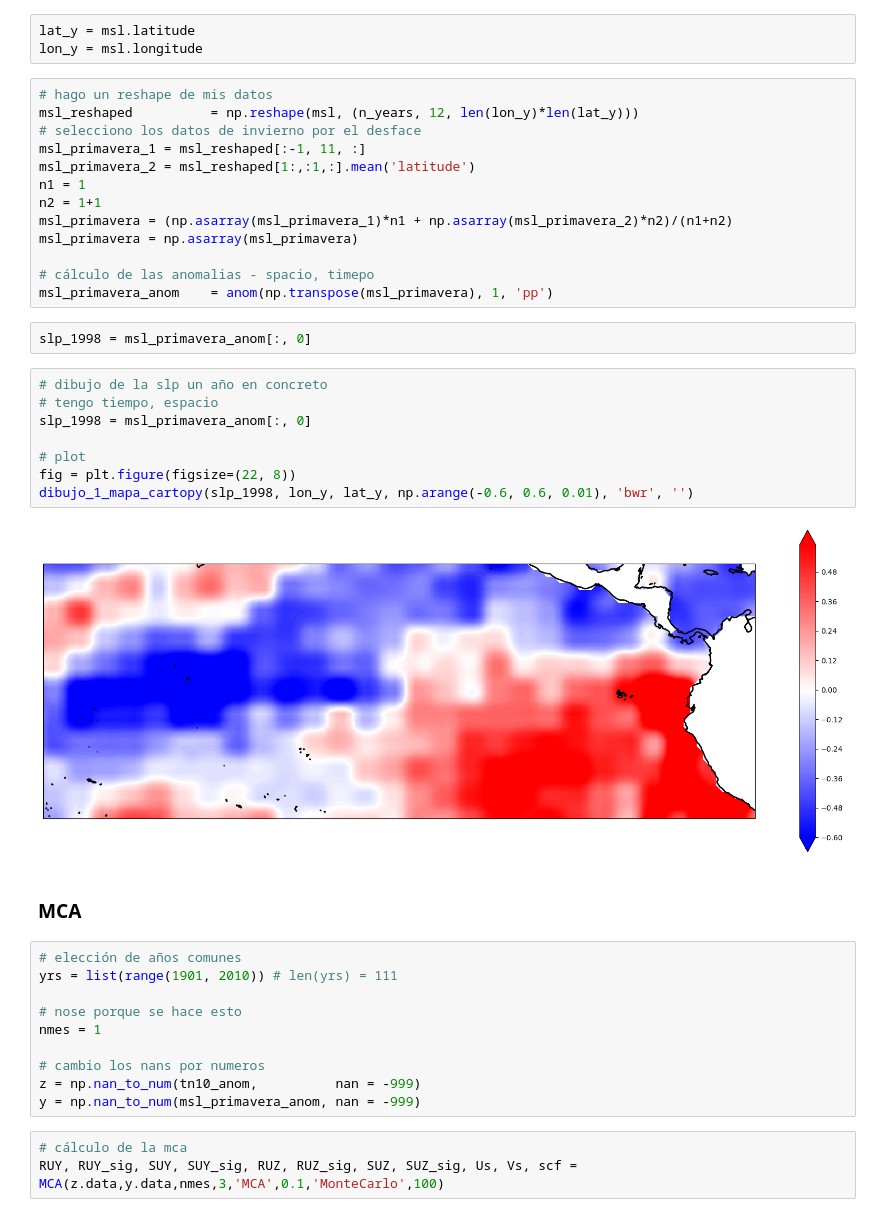
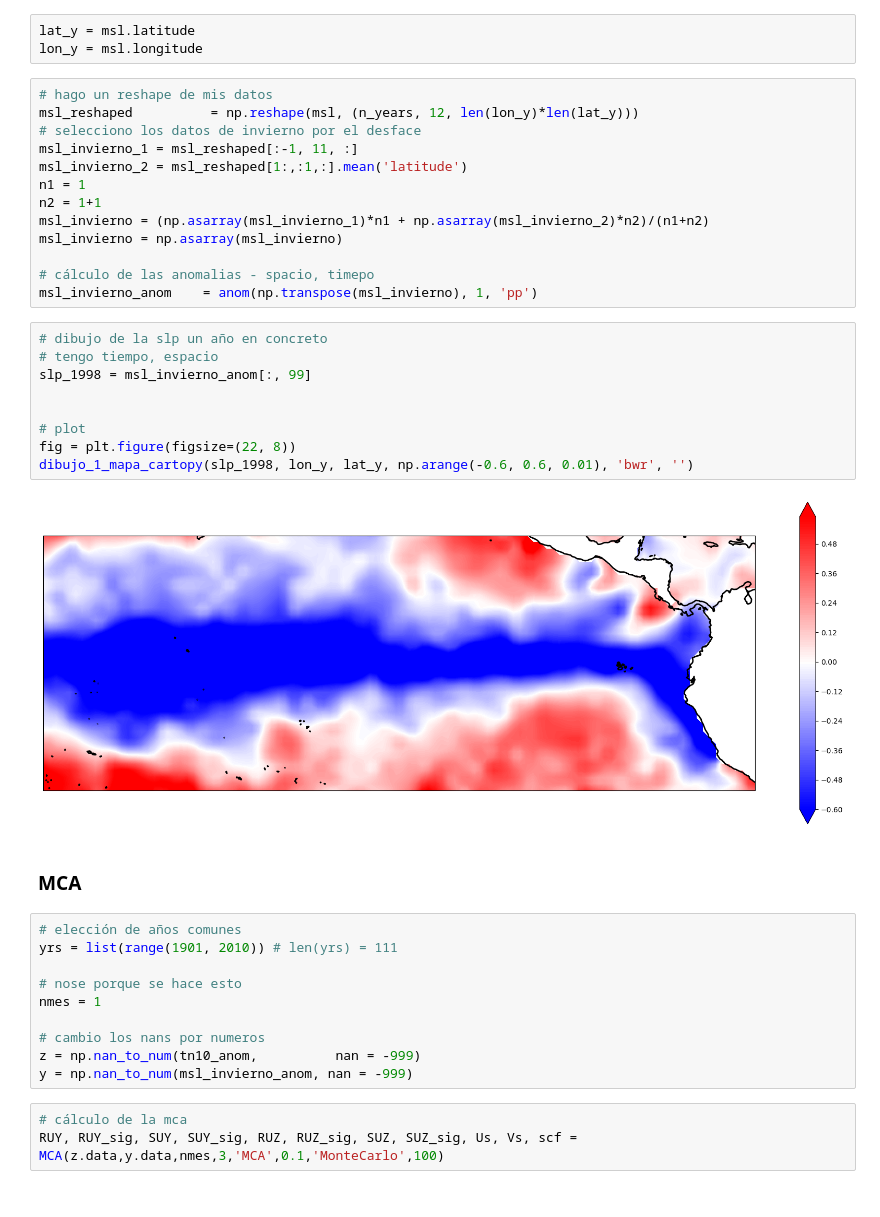
Before and after one commit to nagoremeabe/practica_3, a Jupyter notebook: parte_4_sst.ipynb, the cells around one changed output. Cells and saved outputs as stored; diff of their text form.

```diff
--- a/parte_4_sst.ipynb
+++ b/parte_4_sst.ipynb
@@ -416,27 +458,26 @@ lon_y = msl.longitude
 # hago un reshape de mis datos
 msl_reshaped          = np.reshape(msl, (n_years, 12, len(lon_y)*len(lat_y)))
 # selecciono los datos de invierno por el desface
-msl_primavera_1 = msl_reshaped[:-1, 11, :]
-msl_primavera_2 = msl_reshaped[1:,:1,:].mean('latitude')
+msl_invierno_1 = msl_reshaped[:-1, 11, :]
+msl_invierno_2 = msl_reshaped[1:,:1,:].mean('latitude')
 n1 = 1
 n2 = 1+1
-msl_primavera = (np.asarray(msl_primavera_1)*n1 + np.asarray(msl_primavera_2)*n2)/(n1+n2)
-msl_primavera = np.asarray(msl_primavera)
+msl_invierno = (np.asarray(msl_invierno_1)*n1 + np.asarray(msl_invierno_2)*n2)/(n1+n2)
+msl_invierno = np.asarray(msl_invierno)
 
 # cálculo de las anomalias - spacio, timepo
-msl_primavera_anom    = anom(np.transpose(msl_primavera), 1, 'pp')
+msl_invierno_anom    = anom(np.transpose(msl_invierno), 1, 'pp')
-# %%
-slp_1998 = msl_primavera_anom[:, 0]
 # %%
 # dibujo de la slp un año en concreto
 # tengo tiempo, espacio
-slp_1998 = msl_primavera_anom[:, 0]
+slp_1998 = msl_invierno_anom[:, 99]
+
 
 # plot
 fig = plt.figure(figsize=(22, 8))
 dibujo_1_mapa_cartopy(slp_1998, lon_y, lat_y, np.arange(-0.6, 0.6, 0.01), 'bwr', '')
 # %% [output]
-[figure, old version]
+[figure, new version]
 # %% [markdown]
 ### MCA
 # %%
@@ -448,7 +489,7 @@ nmes = 1
 
 # cambio los nans por numeros
 z = np.nan_to_num(tn10_anom,          nan = -999)
-y = np.nan_to_num(msl_primavera_anom, nan = -999)
+y = np.nan_to_num(msl_invierno_anom, nan = -999)
 # %%
 # cálculo de la mca
 RUY, RUY_sig, SUY, SUY_sig, RUZ, RUZ_sig, SUZ, SUZ_sig, Us, Vs, scf = MCA(z.data,y.data,nmes,3,'MCA',0.1,'MonteCarlo',100)
```
Also changed, not shown: parts of 12 cells of this notebook, 3 other files.
